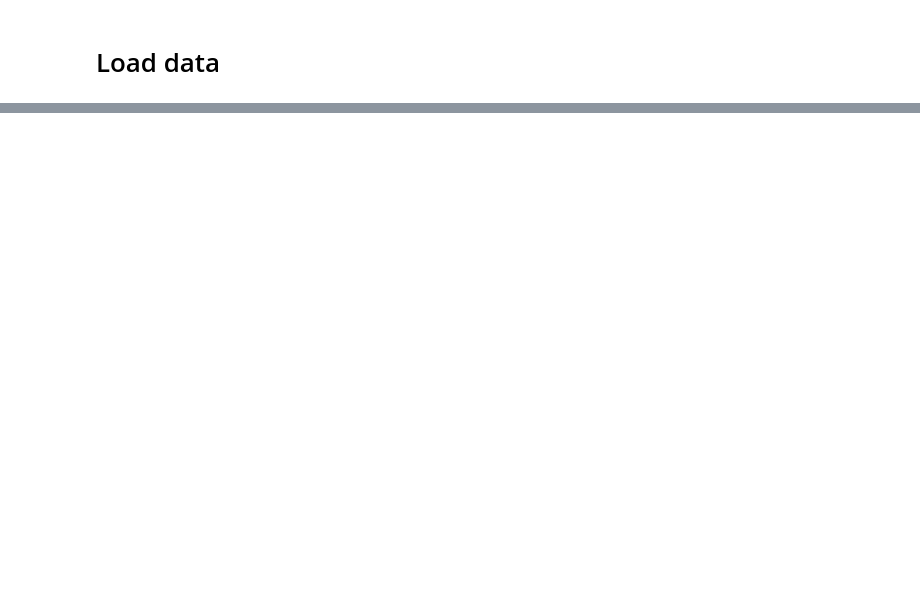
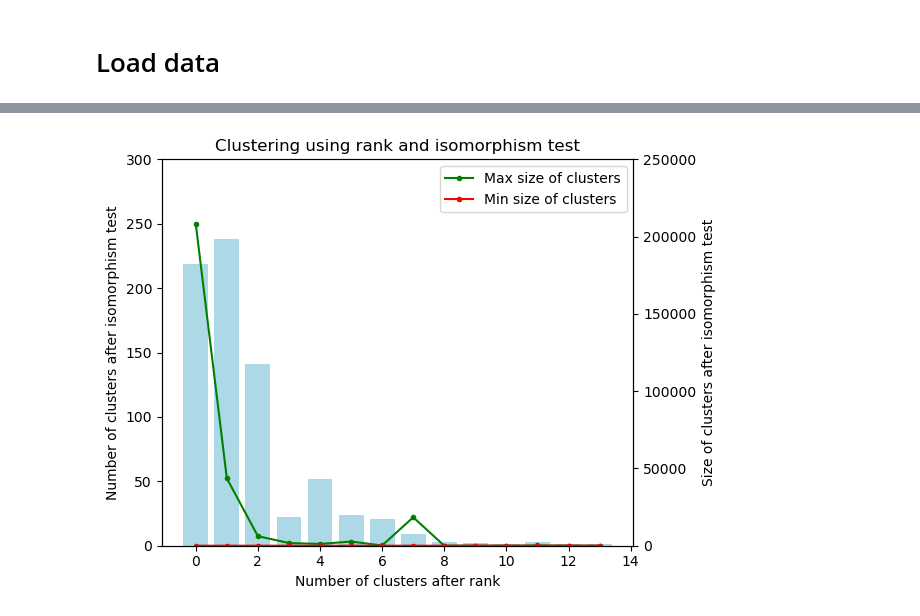
Before and after one commit to sl0wl1/graph_theory_university, a Jupyter notebook: visualize_graphs.ipynb, the cells around one changed output, grey strips where cells are left out. Drawn from its saved outputs; the diff is of its cells as text; code cells hidden in the pictures; blank space fills up the shorter version.

Commit message:
updated playground with visuals of results

```diff
--- a/visualize_graphs.ipynb
+++ b/visualize_graphs.ipynb
@@ -20,0 +6,2 @@ len(data_big)
+# %%
+results_clustering = load_from_pickle("data/rank_isomorphism_test_results.pkl.gz")
@@ -21 +10,7 @@ len(data_big)
+# %%
+# Well thats complicated ^^
+number_cluster_rank = [i for i in range(len(results_clustering["clusters"]))]
+number_cluster_after_isomorphism = [len(results_clustering["clusters"][key].values()) for key in results_clustering["clusters"].keys()]
+max_size_cluster = [max([len(values) for values in (results_clustering["clusters"][key]).values()]) for key in results_clustering["clusters"].keys()]
+min_size_cluster = [min([len(values) for values in (results_clustering["clusters"][key]).values()]) for key in results_clustering["clusters"].keys()]
 # %% [markdown]
@@ -159,0 +18,20 @@ The 'rank' has 10 clusters in total
+# %%
+fig, ax1 = plt.subplots()
+ax2 = ax1.twinx()
+
+ax1.bar(x=number_cluster_rank, height=number_cluster_after_isomorphism, color="lightblue")
+ax1.set_title("Clustering using rank and isomorphism test")
+ax2.plot(number_cluster_rank, max_size_cluster, marker=".", color="green", label="Max size of clusters")
+ax2.plot(number_cluster_rank, min_size_cluster, marker=".", color="red", label="Min size of clusters")
+ax1.tick_params(axis='y',)
+ax2.tick_params(axis='y')
+ax2.set_ylabel('Size of clusters after isomorphism test')
+ax1.set_ylim(0, 300)
+ax2.set_ylim(0, 250000)
+ax1.set_xlabel("Number of clusters after rank")
+ax1.set_ylabel('Number of clusters after isomorphism test')
+ax2.legend(loc="upper right")
+fig.tight_layout()
+plt.show()
+# %% [output]
+[figure, added]
```
Also changed, not shown: parts of 31 cells of this notebook, 2 other files.
